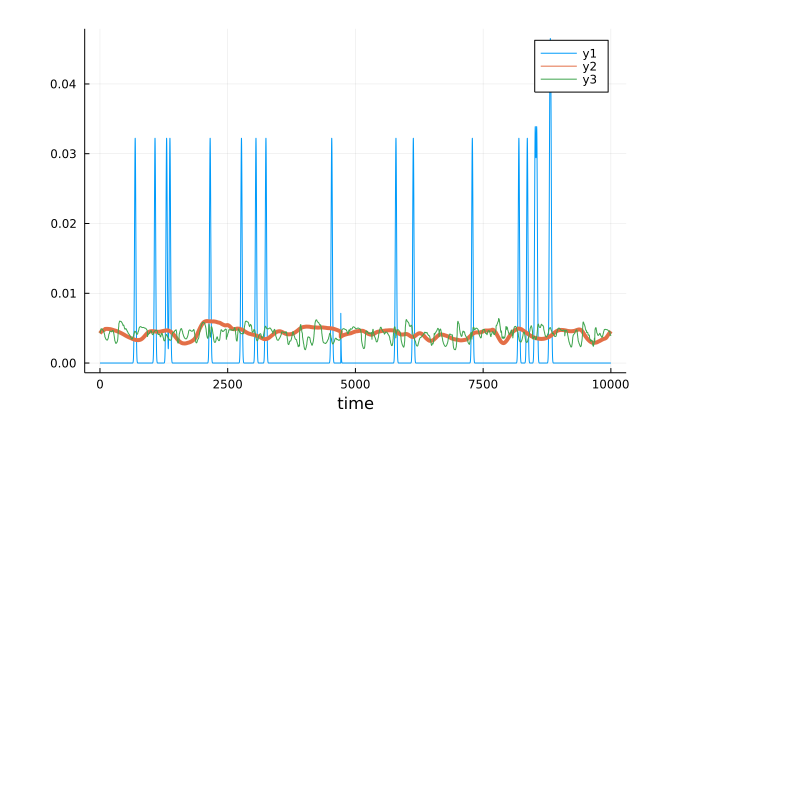
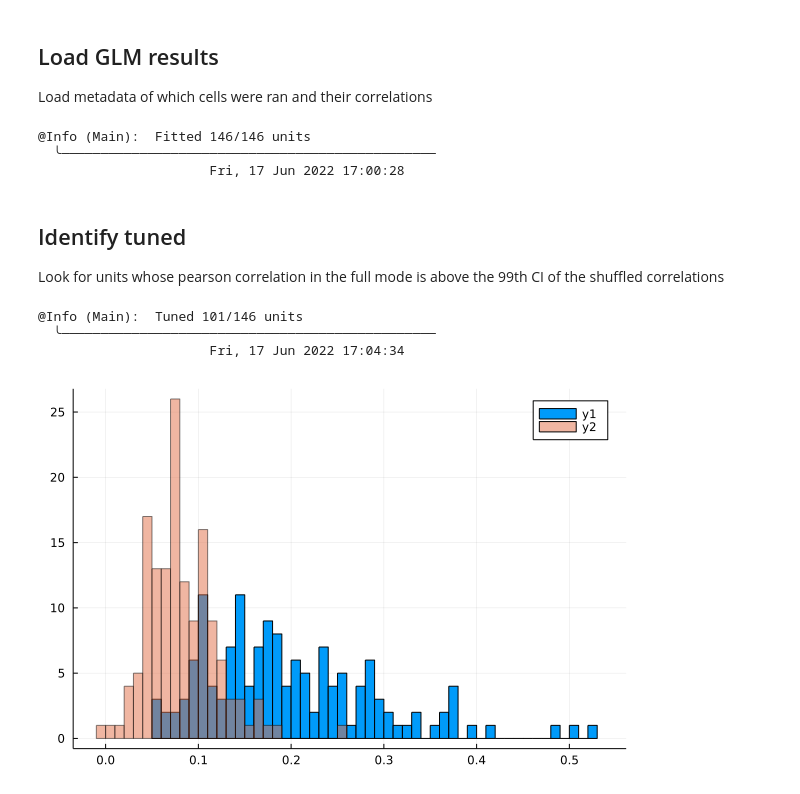
Before and after one commit to BrancoLab/LocomotionControl, a Jupyter notebook: analysis/ephys/glm/04_glm_analyse.ipynb, the cells around one changed output. Drawn from its saved outputs; the diff is of its cells as text; code cells hidden in the pictures; blank space fills up the shorter version.

```diff
--- a/analysis/ephys/glm/04_glm_analyse.ipynb
+++ b/analysis/ephys/glm/04_glm_analyse.ipynb
@@ -149,7 +31,71 @@ ŷ = linkinv.(LogitLink(), η)
-# %%
-plot(; xlabel="time")
-plot!(y[1:10000])
-plot!(ŷ[1:10000]; lw=4)
-plot!(predictions[1:10000, :ŷ])
-# %% [output]
-[figure, removed]
+# %% [markdown]
+## Load GLM results
+Load metadata of which cells were ran and their correlations
+# %%
+fitted = filter(kv -> kv.second["glm_fitted"], metadata)
+@info "Fitted $(length(fitted))/$(length(metadata)) units"
+
+formulas = generate_formulas()
+
+for (k,v) in fitted
+    # get the pearson correlations
+    v["correlations"] = DataFrame(CSV.File(
+        joinpath(v["folder"], "correlations.csv")
+    ))
+
+    # get the correlations of the shuffled data
+    v["shuffled_correlations"] = DataFrame(CSV.File(
+        joinpath(v["folder"], "shuffled_correlations.csv")
+    ))
+
+    # get a `FittedModel`
+    try
+        v["model"] = load_fitted(v, "complete", formulas)
+    catch
+        v["model"] = nothing
+    end
+end
+
+nomodel = filter(kv -> isnothing(kv.second["model"]), fitted) |> keys |> collect
+length(nomodel) > 0 && @info "No model fitted for $(length(nomodel)) units - revise metadata";
+# %% [output]
+@Info (Main):  Fitted 146/146 units
+  ╰────────────────────────────────────────────────
+                      Fri, 17 Jun 2022 17:00:28
+# %% [markdown]
+## Identify tuned
+Look for units whose pearson correlation in the full mode is above the 99th CI of the shuffled correlations
+# %%
+for (k, unit) in fitted
+    cbest = mean(unit["correlations"][:, "complete"])
+    cshuff = mean.(eachcol(unit["shuffled_correlations"]))
+    threshold = percentile(cshuff, 99)
+
+    unit["correlation_threshold"]  = threshold
+    unit["tuned"] = cbest > threshold
+end
+
+tuned = filter(kv -> kv.second["tuned"], fitted)
+@info "Tuned $(length(tuned))/$(length(fitted)) units"
+# %% [output]
+@Info (Main):  Tuned 101/146 units
+  ╰────────────────────────────────────────────────
+                      Fri, 17 Jun 2022 17:04:34
+# %%
+all_correlations = map(v -> v["best_corr"], values(fitted))
+thresholds = map(v -> v["correlation_threshold"], values(fitted))
+histogram(all_correlations; bins=50)
+histogram!(thresholds; bins=25, alpha=.5)
+
+
+# cbest = mean(unit["correlations"][:, "complete"])
+# cshuff = mean.(eachcol(unit["shuffled_correlations"]))
+
+# threshold = percentile(cshuff, 99)
+
+# plot()
+# histogram!(cshuff; bins=100)
+# plot!([threshold, threshold], [0, 100], label="threshold")
+# plot!([cbest, cbest], [0, 100], label="model corr")
+# %% [output]
+[figure, added]
```
Also changed, not shown: parts of 14 cells of this notebook, 5 other files.
